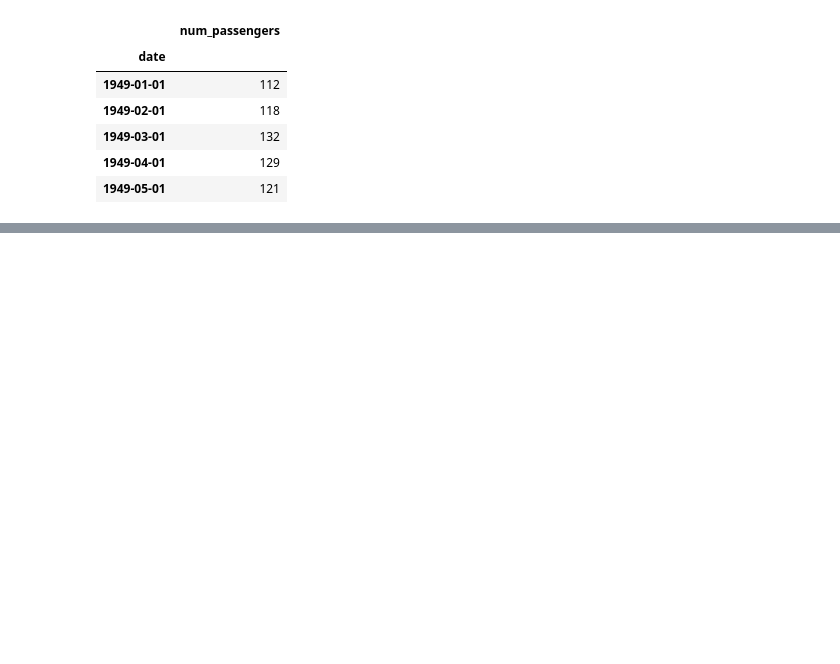
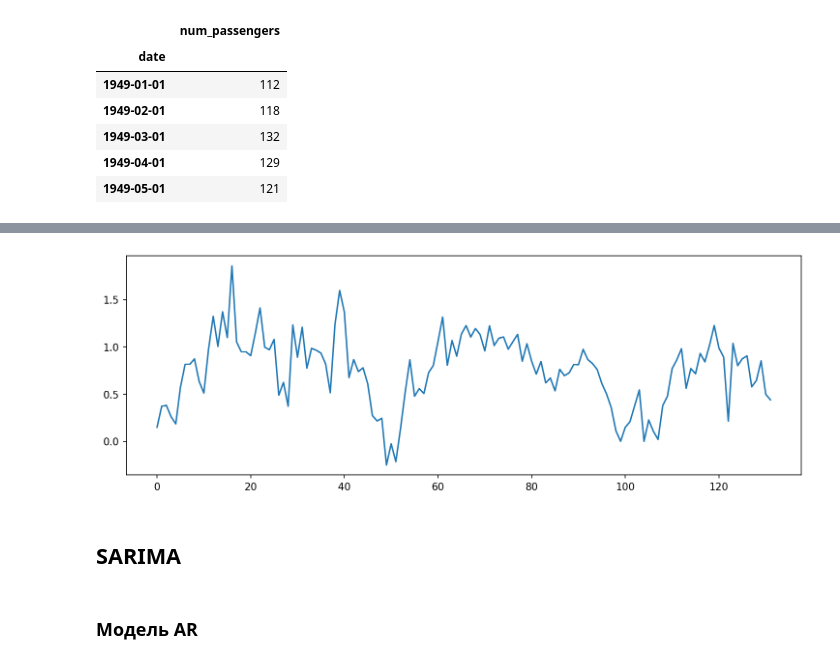
Before and after one commit to endygamedev/university, a Jupyter notebook: 3-course-6-semester/forecasting-methods/task-3/3.1 Box Cox.ipynb, the cells around one changed output, grey strips where cells are left out. Drawn from its saved outputs; the diff is of its cells as text; code cells hidden in the pictures; blank space fills up the shorter version.

```diff
--- a/3-course-6-semester/forecasting-methods/task-3/3.1 Box Cox.ipynb
+++ b/3-course-6-semester/forecasting-methods/task-3/3.1 Box Cox.ipynb
@@ -55,0 +86,15 @@ plt.show()
+# %%
+def diff(data, lag):
+    return [data[t]-data[t-lag] for t in range(lag, len(data))]
+# %%
+bc = boxcox(passengers["num_passengers"], lambda_)
+# %%
+plt.figure(figsize=(12,4), dpi=150)
+plt.plot(diff(bc, 12))
+plt.show()
+# %% [output]
+[figure, added]
+# %% [markdown]
+## SARIMA
+# %% [markdown]
+### Модель AR
```
Also changed, not shown: parts of 43 cells of this notebook.
